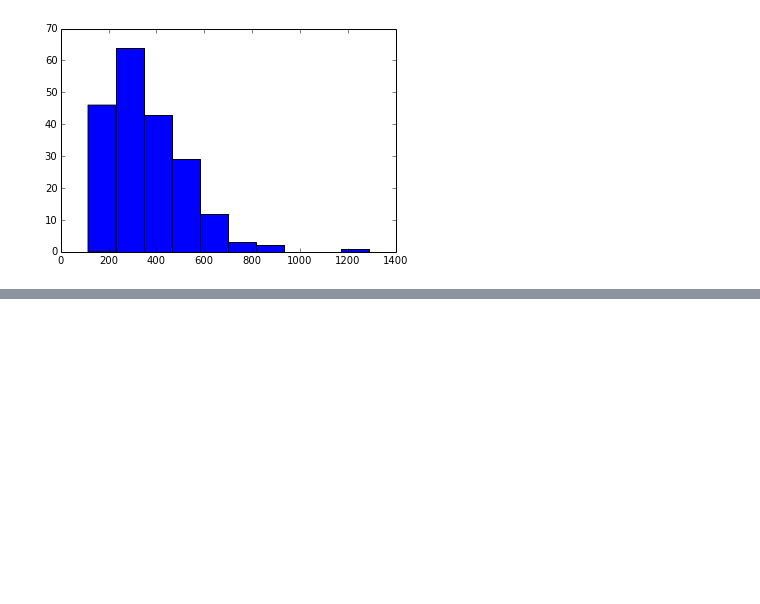
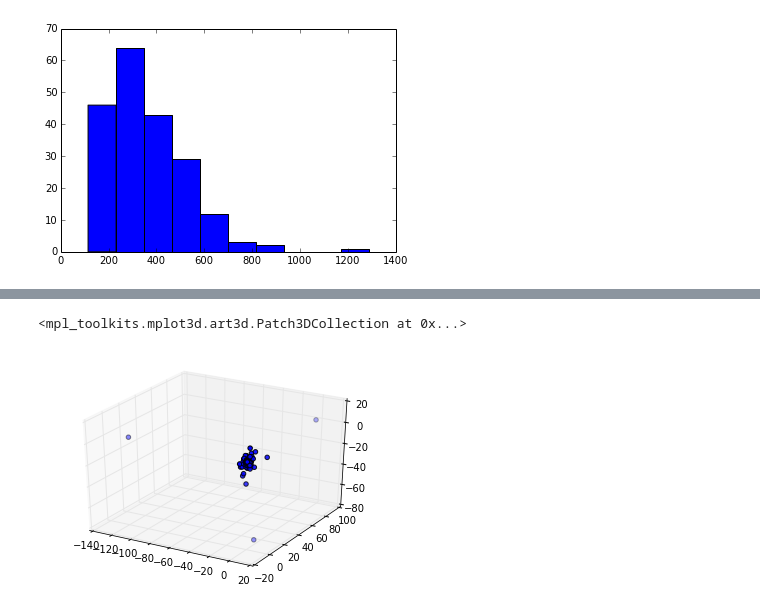
Before and after one commit to smoussa/seahorse-ml, a Jupyter notebook: notebooks/Drivers1.ipynb, the cells around one changed output, grey strips where cells are left out. Saved outputs shown, nothing was run; the diff lists cells and outputs as text; code cells hidden in the pictures; blank space fills up the shorter version.

```diff
--- a/notebooks/Drivers1.ipynb
+++ b/notebooks/Drivers1.ipynb
@@ -99,0 +110,8 @@ plt.show()
+# %%
+thetas_dt_fft_n3 = Pipeline([('scaling', StandardScaler()), ('pca', PCA(n_components=3))]).fit_transform(thetas_dt_fft)
+fig = plt.figure()
+ax = fig.add_subplot(111, projection='3d')
+ax.scatter(thetas_dt_fft_n3[:,0], thetas_dt_fft_n3[:,1], thetas_dt_fft_n3[:,2])
+# %% [output]
+<mpl_toolkits.mplot3d.art3d.Patch3DCollection at 0x...>
+[figure, added]
```
Also changed, not shown: parts of 11 cells of this notebook.
